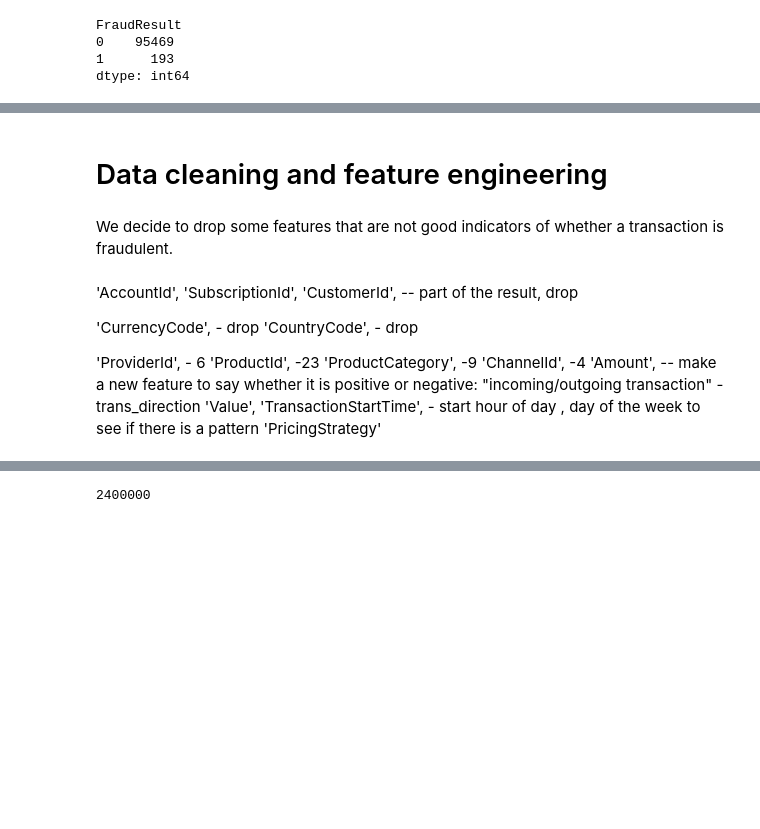
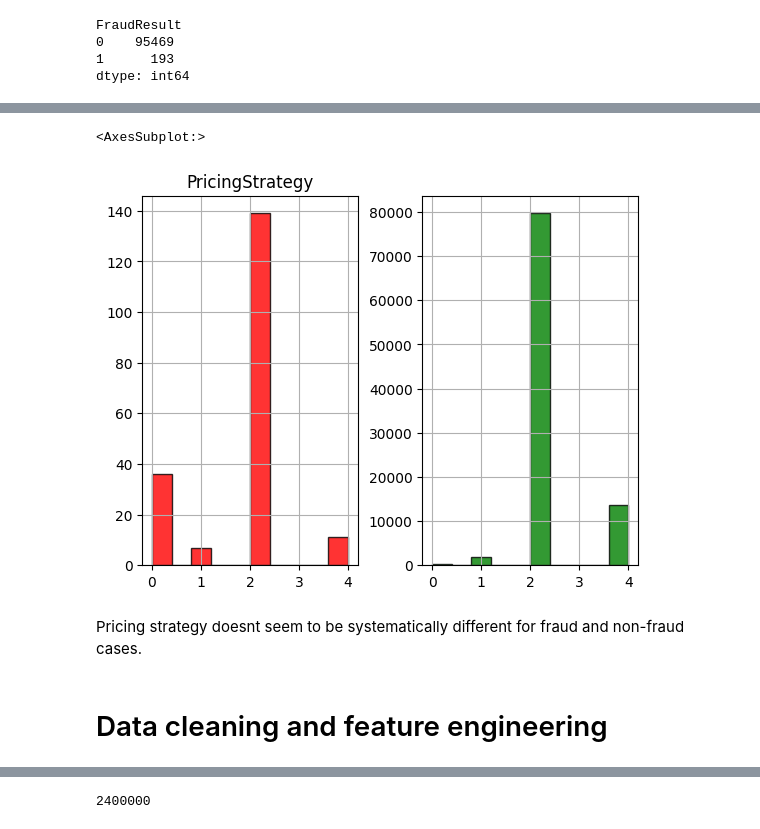
Before and after one commit to Ivyloeou/ML_Xente_Fraud_Detection, a Jupyter notebook: EDA-and-modeling.ipynb, the cells around one changed output, grey strips where cells are left out. Cells and saved outputs as stored; diff of their text form; code cells hidden in the pictures; blank space fills up the shorter version.

```diff
--- a/EDA-and-modeling.ipynb
+++ b/EDA-and-modeling.ipynb
@@ -10,4 +10,17 @@ Xente is an e-commerce and financial service app serving 10,000+ customers in Ug
 This dataset includes a sample of approximately 140,000 transactions that occurred between 15 November 2018 and 15 March 2019.
 # %% [markdown]
 # Load the data set
+# %%
+# Import necessary libraries
+
+import pandas as pd
+import numpy as np
+
+import warnings
+warnings.filterwarnings('ignore')
+
+import seaborn as sns
+import matplotlib.pyplot as plt
+%matplotlib inline
+plt.rcParams["patch.force_edgecolor"] = True
 # %%
@@ -135,0 +146,25 @@ train_raw.head()
+# %%
+# Create a dataframe for fraud cases
+fraud = train_raw[train_raw['FraudResult'] == 1]
+
+# Number of unique features that are fraudulent compared to the train dataset
+print("Number of fraudulent Batches:", fraud['BatchId'].nunique())
+print('\n')
+print("Number of fraudulent Accounts:", fraud['AccountId'].nunique())
+print("Number of fraudulent Subscriptions:", fraud['SubscriptionId'].nunique())
+print("Number of fraudulent Customers:", fraud['CustomerId'].nunique())
+print('\n')
+print("Number of fraudulent Providers:", fraud['ProviderId'].nunique())
+print("Number of all Providers:", train_raw['ProviderId'].nunique())
+print('\n')
+print("Number of fraudulent Products:", fraud['ProductId'].nunique())
+print("Number of all Products:", train_raw['ProductId'].nunique())
+print('\n')
+print("Number of fraudulent Product Category:", fraud['ProductCategory'].nunique())
+print("Number of all Product Category:", train_raw['ProductCategory'].nunique())
+print('\n')
+print("Number of fraudulent Channels:", fraud['ChannelId'].nunique())
+print("Number of all Channels:", train_raw['ChannelId'].nunique())
+print('\n')
+print("Number of fraudulent Pricing Strategies:", fraud['PricingStrategy'].nunique())
+print("Number of all Pricing Strategies:", train_raw['PricingStrategy'].nunique())
@@ -136,23 +191,14 @@ train_raw.head()
+# %%
+# Plot distributions of features and compare between fraud and non-fraud side by side
+
+fig, axes = plt.subplots(1, 2)
+
+fraud.hist('PricingStrategy', color='red', alpha=0.8, ax=axes[0])
+train_raw[train_raw['FraudResult']==0]['PricingStrategy'].hist(color='green', label='FraudResult: 1', alpha=0.8, ax=axes[1])
+# %% [output]
+<AxesSubplot:>
+[figure, added]
+# %% [markdown]
+Pricing strategy doesnt seem to be systematically different for fraud and non-fraud cases.
 # %% [markdown]
 # Data cleaning and feature engineering
-# %% [markdown]
-We decide to drop some features that are not good indicators of whether a transaction is fraudulent.
-# %% [markdown]
-
-
- 'AccountId',
- 'SubscriptionId',
- 'CustomerId', -- part of the result, drop
-
-
- 'CurrencyCode', - drop
- 'CountryCode', - drop
-
- 'ProviderId', - 6
- 'ProductId', -23
-'ProductCategory', -9
-'ChannelId', -4
-'Amount', -- make a new feature to say whether it is positive or negative: "incoming/outgoing transaction" - trans_direction
-'Value',
-'TransactionStartTime', - start hour of day , day of the week to see if there is a pattern
-'PricingStrategy'
```
Also changed, not shown: parts of 39 cells of this notebook, 1 other file.
